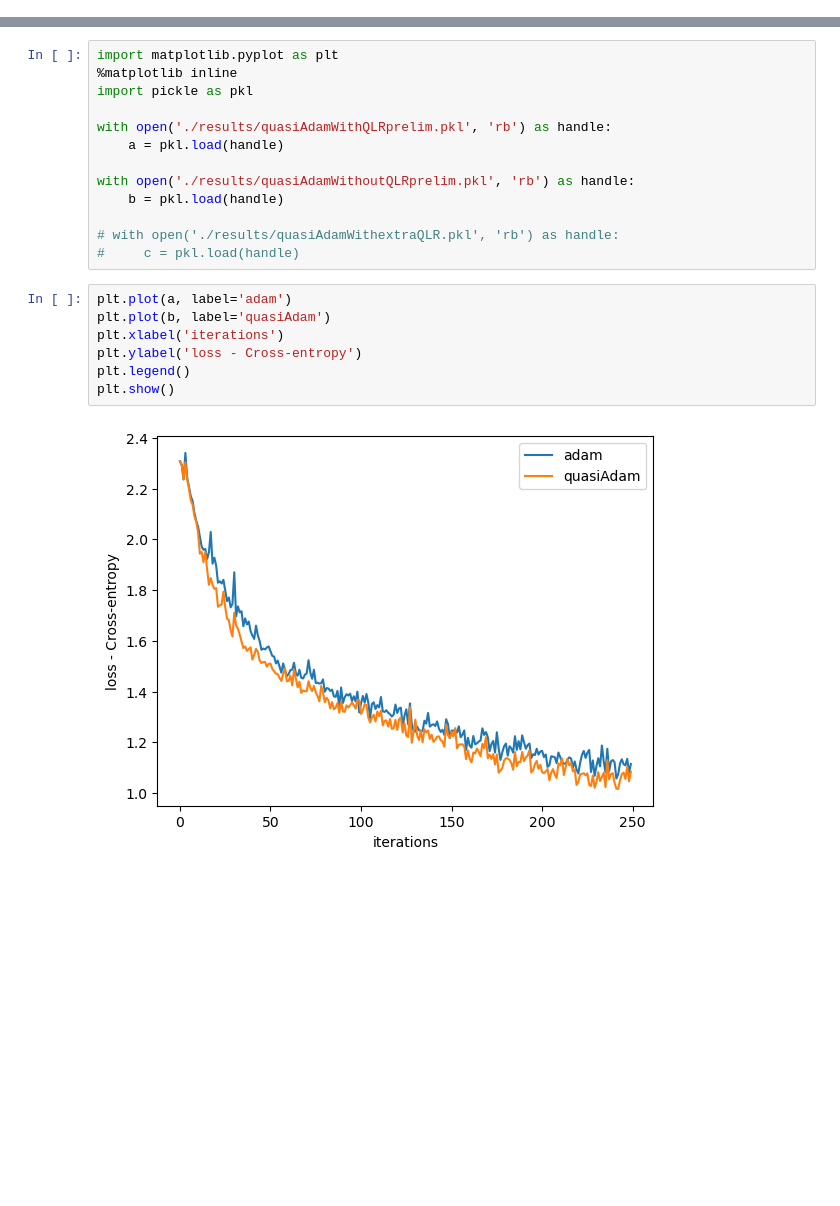
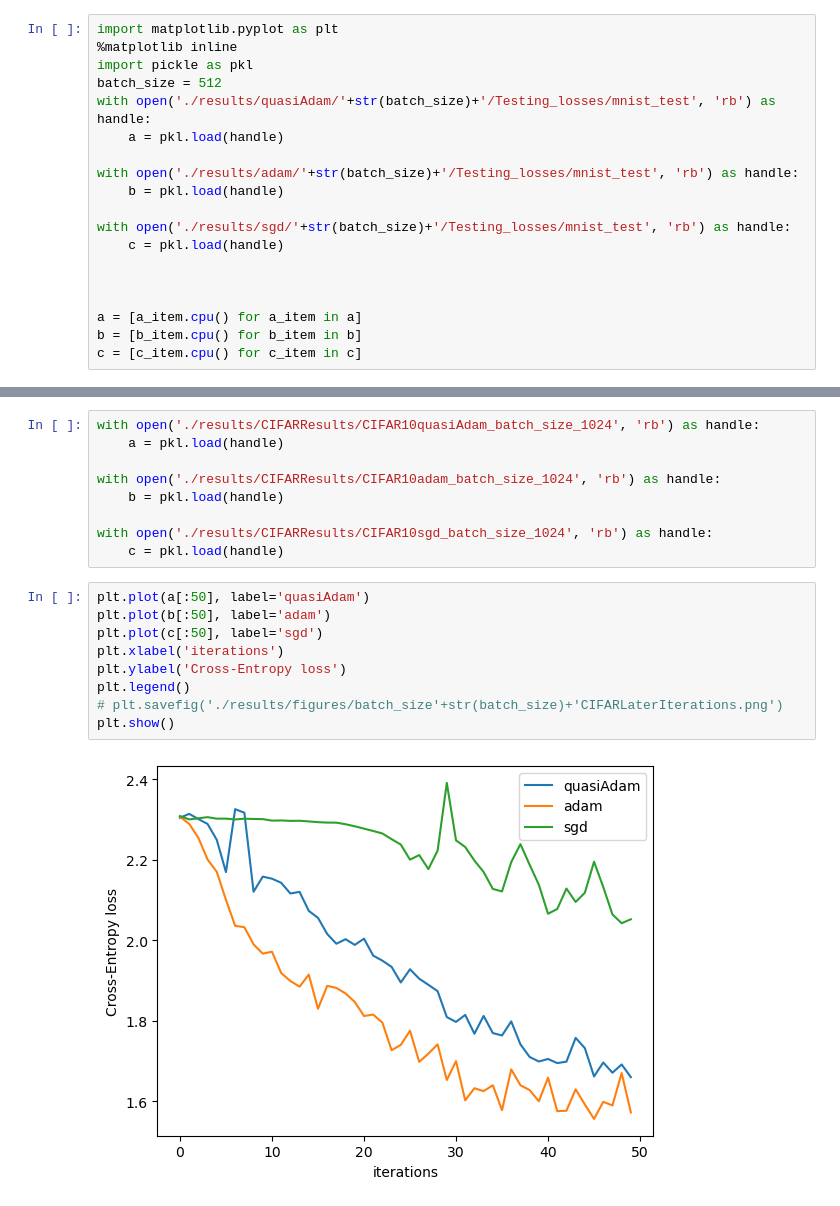
Before and after one commit to aranganath/Adam-boosting, a Jupyter notebook: plot.ipynb, the cells around one changed output, grey strips where cells are left out. Saved outputs shown, nothing was run; the diff lists cells and outputs as text; blank space fills up the shorter version.

```diff
--- a/plot.ipynb
+++ b/plot.ipynb
@@ -0,0 +1,19 @@
+# %%
+import matplotlib.pyplot as plt
+%matplotlib inline
+import pickle as pkl
+batch_size = 512
+with open('./results/quasiAdam/'+str(batch_size)+'/Testing_losses/mnist_test', 'rb') as handle:
+    a = pkl.load(handle)
+
+with open('./results/adam/'+str(batch_size)+'/Testing_losses/mnist_test', 'rb') as handle:
+    b = pkl.load(handle)
+
+with open('./results/sgd/'+str(batch_size)+'/Testing_losses/mnist_test', 'rb') as handle:
+    c = pkl.load(handle)
+
+
+
+a = [a_item.cpu() for a_item in a]
+b = [b_item.cpu() for b_item in b]
+c = [c_item.cpu() for c_item in c]
@@ -1,22 +33,20 @@
 # %%
-import matplotlib.pyplot as plt
-%matplotlib inline
-import pickle as pkl
-
-with open('./results/quasiAdamWithQLRprelim.pkl', 'rb') as handle:
+with open('./results/CIFARResults/CIFAR10quasiAdam_batch_size_1024', 'rb') as handle:
     a = pkl.load(handle)
 
-with open('./results/quasiAdamWithoutQLRprelim.pkl', 'rb') as handle:
+with open('./results/CIFARResults/CIFAR10adam_batch_size_1024', 'rb') as handle:
     b = pkl.load(handle)
 
-# with open('./results/quasiAdamWithextraQLR.pkl', 'rb') as handle:
-#     c = pkl.load(handle)
+with open('./results/CIFARResults/CIFAR10sgd_batch_size_1024', 'rb') as handle:
+    c = pkl.load(handle)
 # %%
-plt.plot(a, label='adam')
-plt.plot(b, label='quasiAdam')
+plt.plot(a[:50], label='quasiAdam')
+plt.plot(b[:50], label='adam')
+plt.plot(c[:50], label='sgd')
 plt.xlabel('iterations')
-plt.ylabel('loss - Cross-entropy')
+plt.ylabel('Cross-Entropy loss')
 plt.legend()
+# plt.savefig('./results/figures/batch_size'+str(batch_size)+'CIFARLaterIterations.png')
 plt.show()
 # %% [output]
-[figure, old version]
+[figure, new version]
```
Also changed, not shown: parts of 1 cell of this notebook, 4 other files.
